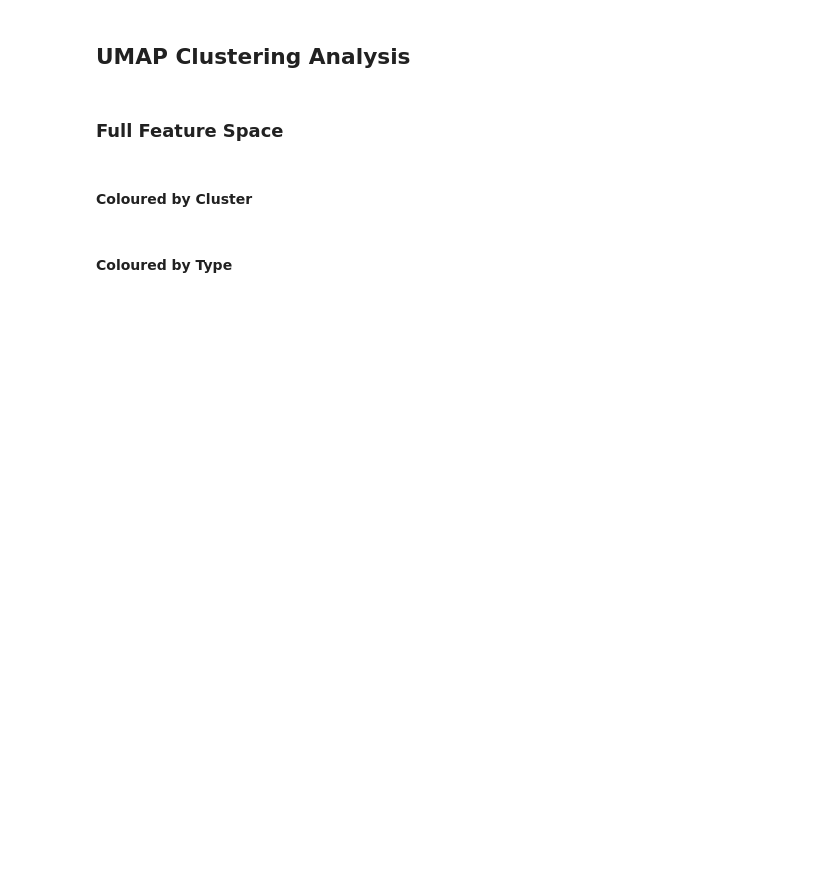
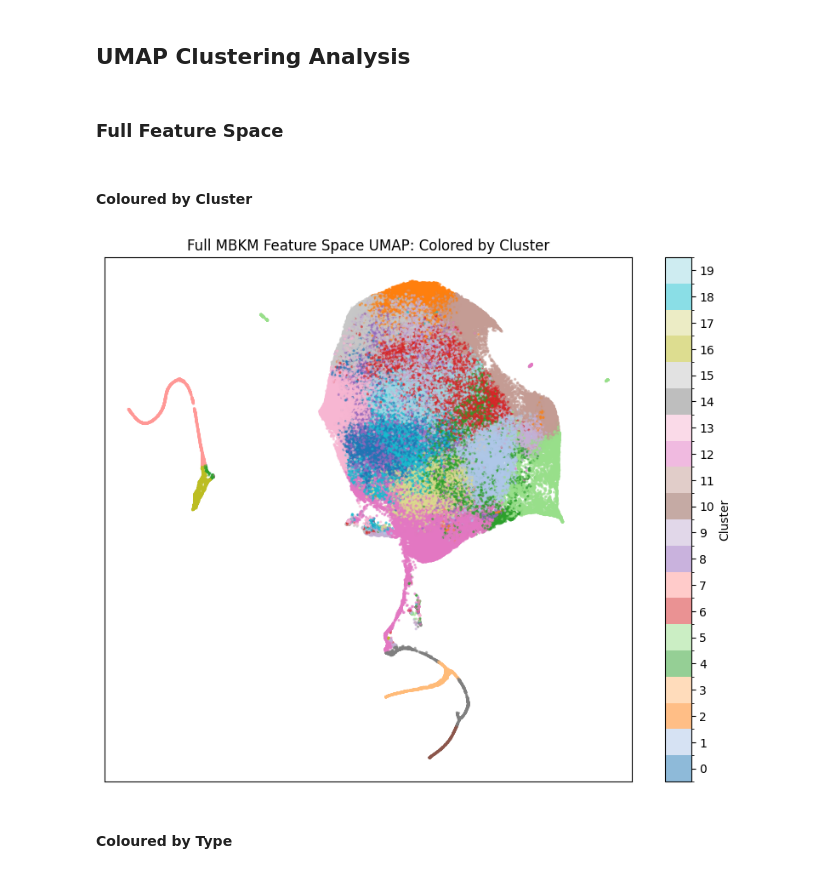
Before and after one commit to Kirstyelli-Work/MSc_Project, a Jupyter notebook: GZD_5_Classification.ipynb, the cells around one changed output. Drawn from its saved outputs; the diff is of its cells as text; code cells hidden in the pictures; blank space fills up the shorter version.

```diff
--- a/GZD_5_Classification.ipynb
+++ b/GZD_5_Classification.ipynb
@@ -3,6 +3,9 @@
 ___
 # %% [markdown]
 ## Setup
+# %%
+method = 'MBKM'
+no_of_clusters = 20
 # %% [markdown]
 ### Importing Packages
 # %%
@@ -89,10 +132,12 @@ Refined GZD-5 Evaluation Set:  (47153, 5)
 # %% [markdown]
 ## Clustering
 # %%
-# MBKM Clustering
-clusters = myMBKM(pca_features, n_clusters=20, max_iter=10, n_init=10)
-method = 'MBKM'
-print('MBKM Clusters: ', clusters.shape)
+if method == 'MBKM':
+    clusters = myMBKM(pca_features, n_clusters=no_of_clusters, max_iter=10, n_init=10)
+elif method == 'BGMM':
+    clusters = myBGMM(pca_features, n_components=no_of_clusters, weight_concentration_prior=0.5, n_init=10, max_iter=1000)
+
+print(f'{method} Clusters: ', clusters.shape)
 # %% [output]
 Iterations:  3
 MBKM Clusters:  (230575, 22)
@@ -451,25 +227,27 @@ umap_features = umap.fit_transform(pca_features)
 # %%
 clusters_integers = clusters["Cluster"].astype(int)
 
-cmap = plt.get_cmap("tab20", 20)
-norm = mcolors.BoundaryNorm(np.arange(-0.5, 20.5, 1), cmap.N)
+cmap = plt.get_cmap("tab20", no_of_clusters)
+norm = mcolors.BoundaryNorm(np.arange(-0.5, no_of_clusters+0.5, 1), cmap.N)
 
 fig, ax = plt.subplots(figsize=(10, 8))
 
 sc = plt.scatter(umap_features[:, 0], umap_features[:, 1], c=clusters_integers, cmap=cmap, s=2, norm=norm, alpha=0.5)
 
-cbar = plt.colorbar(sc, ticks=np.arange(20))
+cbar = plt.colorbar(sc, ticks=np.arange(no_of_clusters))
 cbar.set_label('Cluster')
-plt.clim(-0.5, 19.5)
+plt.clim(-0.5, no_of_clusters-0.5)
 
 if method == 'MBKM':
     plt.title('Full MBKM Feature Space UMAP: Colored by Cluster')
 elif method == 'BGMM':
     plt.title('Full BGMM Feature Space UMAP: Colored by Cluster')
 plt.xticks([])
 plt.yticks([])
 plt.savefig(os.path.join(data_root_dir, f'Thesis Plots/Full_{method}_Feature_Space_UMAP_Colored_by_Cluster.png'), dpi=300, bbox_inches='tight')
 plt.show()
+# %% [output]
+[figure, added]
 # %% [markdown]
 #### Coloured by Type
 # %%
```
Also changed, not shown: parts of 39 cells of this notebook, 1 other file.
